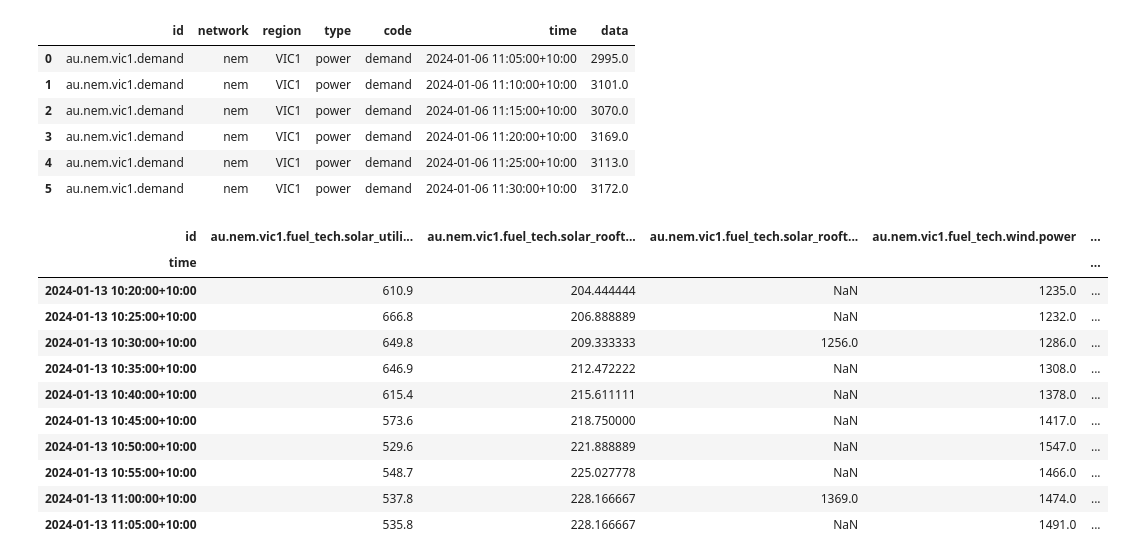
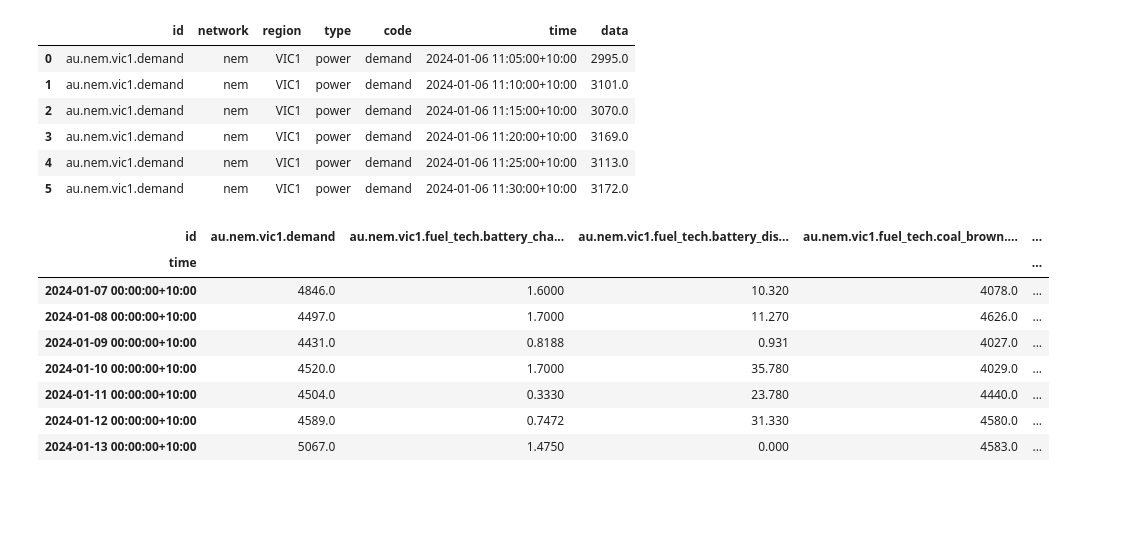
Before and after one commit to mikejonestechno/energy, a Jupyter notebook: notebooks/opennem.ipynb, the cells around one changed output. Saved outputs shown, nothing was run; the diff lists cells and outputs as text; code cells hidden in the pictures; blank space fills up the shorter version.

```diff
--- a/notebooks/opennem.ipynb
+++ b/notebooks/opennem.ipynb
@@ -58,26 +58,24 @@ df.head(6)
 # %%
 # Pivot the DataFrame
 df_pivot = df.pivot(index='time', columns='id', values='data')
 df_pivot['au.nem.vic1.fuel_tech.solar_rooftop_30min.power'] = df_pivot['au.nem.vic1.fuel_tech.solar_rooftop.power']
 # Interpolate 'NaN' values in 'solar_rooftop' data 30 min intervals to 6 five-minute intervals
 df_pivot['au.nem.vic1.fuel_tech.solar_rooftop.power'] = df_pivot['au.nem.vic1.fuel_tech.solar_rooftop_30min.power'].interpolate() / 6
 # Smooth out the 'solar_rooftop' data over six five-minute intervals
 # df_pivot['au.nem.vic1.fuel_tech.solar_rooftop_smooth.power'] = df_pivot['au.nem.vic1.fuel_tech.solar_rooftop.power'].rolling(window=6).mean()
 # show rows of wind power and price
-df_pivot[['au.nem.vic1.fuel_tech.solar_utility.power', 'au.nem.vic1.fuel_tech.solar_rooftop.power', 'au.nem.vic1.fuel_tech.solar_rooftop_30min.power', 'au.nem.vic1.fuel_tech.wind.power', 'au.nem.vic1.price']].tail(10)
+#df_pivot[['au.nem.vic1.fuel_tech.solar_utility.power', 'au.nem.vic1.fuel_tech.solar_rooftop.power', 'au.nem.vic1.fuel_tech.solar_rooftop_30min.power', 'au.nem.vic1.fuel_tech.wind.power', 'au.nem.vic1.price']].head(40)
+df_pivot[(df_pivot.index.hour == 0) & (df_pivot.index.minute == 0)].head(20)
 # %% [output]
-| id | au.nem.vic1.fuel_tech.solar_utili... | au.nem.vic1.fuel_tech.solar_rooft... | au.nem.vic1.fuel_tech.solar_rooft... | au.nem.vic1.fuel_tech.wind.power | ... |
+| id | au.nem.vic1.demand | au.nem.vic1.fuel_tech.battery_cha... | au.nem.vic1.fuel_tech.battery_dis... | au.nem.vic1.fuel_tech.coal_brown.... | ... |
 | time |  |  |  |  | ... |
-| 2024-01-13 10:20:00+10:00 | 610.9 | 204.444444 | NaN | 1235.0 | ... |
-| 2024-01-13 10:25:00+10:00 | 666.8 | 206.888889 | NaN | 1232.0 | ... |
-| 2024-01-13 10:30:00+10:00 | 649.8 | 209.333333 | 1256.0 | 1286.0 | ... |
-| 2024-01-13 10:35:00+10:00 | 646.9 | 212.472222 | NaN | 1308.0 | ... |
-| 2024-01-13 10:40:00+10:00 | 615.4 | 215.611111 | NaN | 1378.0 | ... |
-| 2024-01-13 10:45:00+10:00 | 573.6 | 218.750000 | NaN | 1417.0 | ... |
-| 2024-01-13 10:50:00+10:00 | 529.6 | 221.888889 | NaN | 1547.0 | ... |
-| 2024-01-13 10:55:00+10:00 | 548.7 | 225.027778 | NaN | 1466.0 | ... |
-| 2024-01-13 11:00:00+10:00 | 537.8 | 228.166667 | 1369.0 | 1474.0 | ... |
-| 2024-01-13 11:05:00+10:00 | 535.8 | 228.166667 | NaN | 1491.0 | ... |
+| 2024-01-07 00:00:00+10:00 | 4846.0 | 1.6000 | 10.320 | 4078.0 | ... |
+| 2024-01-08 00:00:00+10:00 | 4497.0 | 1.7000 | 11.270 | 4626.0 | ... |
+| 2024-01-09 00:00:00+10:00 | 4431.0 | 0.8188 | 0.931 | 4027.0 | ... |
+| 2024-01-10 00:00:00+10:00 | 4520.0 | 1.7000 | 35.780 | 4029.0 | ... |
+| 2024-01-11 00:00:00+10:00 | 4504.0 | 0.3330 | 23.780 | 4440.0 | ... |
+| 2024-01-12 00:00:00+10:00 | 4589.0 | 0.7472 | 31.330 | 4580.0 | ... |
+| 2024-01-13 00:00:00+10:00 | 5067.0 | 1.4750 | 0.000 | 4583.0 | ... |
 # %%
 # Load the fueltech data
 # Source: https://api.opennem.org.au/fueltechs
```
Also changed, not shown: parts of 2 cells of this notebook, 4 other files.
